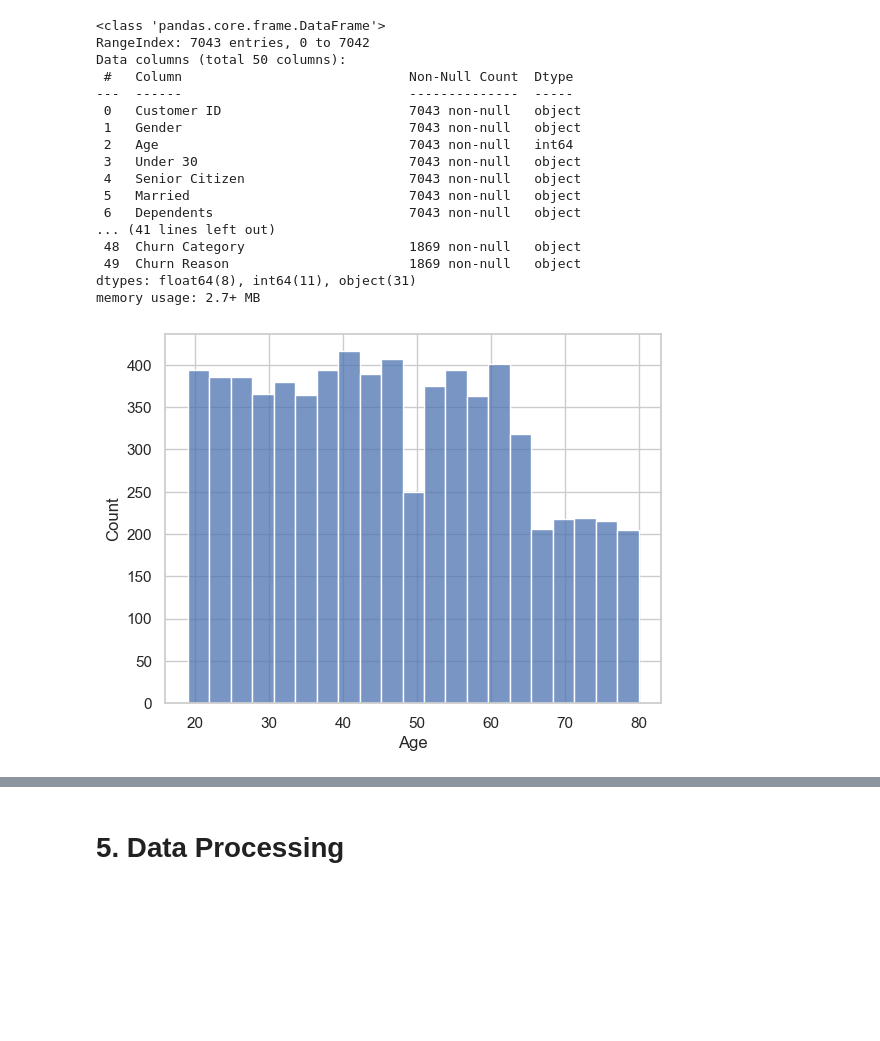
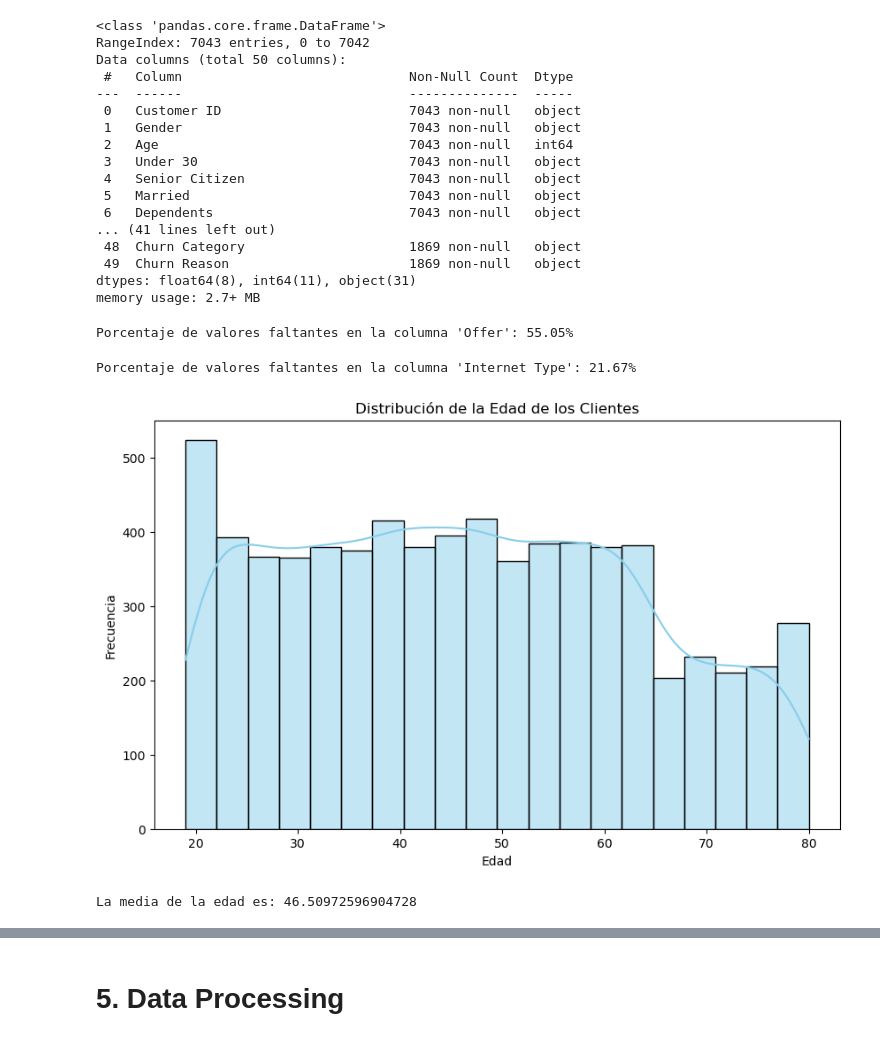
Before and after one commit to mcpoveda2/ProyectoFinalPython, a Jupyter notebook: project.ipynb, the cells around one changed output, grey strips where cells are left out. Cells and saved outputs as stored; diff of their text form; code cells hidden in the pictures; blank space fills up the shorter version.

```diff
--- a/project.ipynb
+++ b/project.ipynb
@@ -97,8 +116,13 @@ Data columns (total 50 columns):
  49  Churn Reason                       1869 non-null   object
 dtypes: float64(8), int64(11), object(31)
 memory usage: 2.7+ MB
-# %%
-sns.histplot(data['Age'])
-plt.show()
-# %% [output]
-[figure, removed]
+# %%
+missing_percentage_Offer = (data['Offer'].isnull().sum() / len(data)) * 100
+print(f"Porcentaje de valores faltantes en la columna 'Offer': {missing_percentage_Offer:.2f}%")
+# %% [output]
+Porcentaje de valores faltantes en la columna 'Offer': 55.05%
+# %%
+missing_percentage_Internet_Type = (data['Internet Type'].isnull().sum() / len(data)) * 100
+print(f"Porcentaje de valores faltantes en la columna 'Internet Type': {missing_percentage_Internet_Type:.2f}%")
+# %% [output]
+Porcentaje de valores faltantes en la columna 'Internet Type': 21.67%
@@ -104,0 +136,14 @@ plt.show()
+# %%
+plt.figure(figsize=(10, 6))
+sns.histplot(data['Age'], bins=20, kde=True, color='skyblue')
+plt.title('Distribución de la Edad de los Clientes')
+plt.xlabel('Edad')
+plt.ylabel('Frecuencia')
+plt.show()
+# %% [output]
+[figure, added]
+# %%
+mean_age = data['Age'].mean()
+print(f"La media de la edad es: {mean_age}")
+# %% [output]
+La media de la edad es: 46.50972596904728
```
Also changed, not shown: parts of 75 cells of this notebook.
